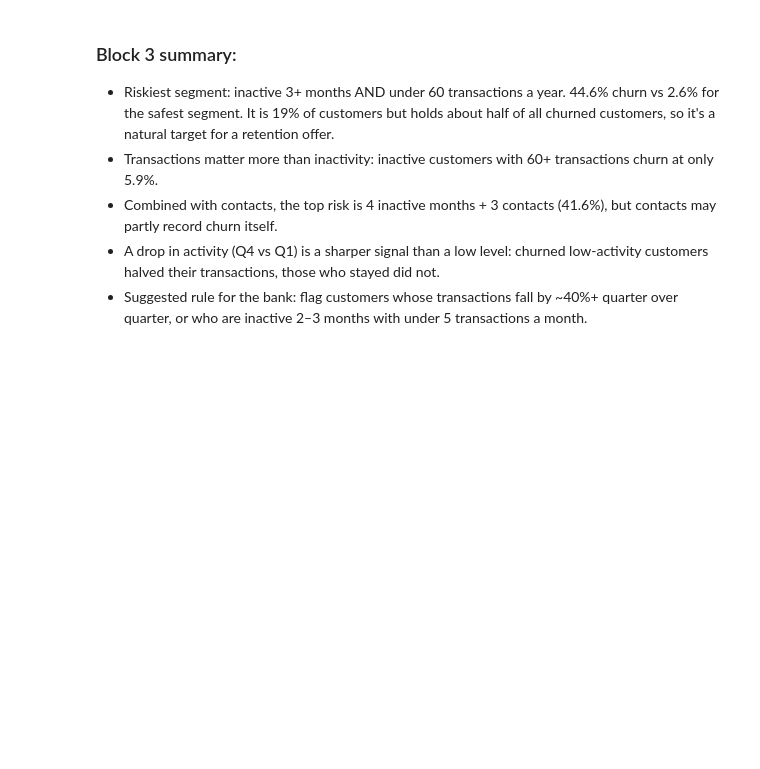
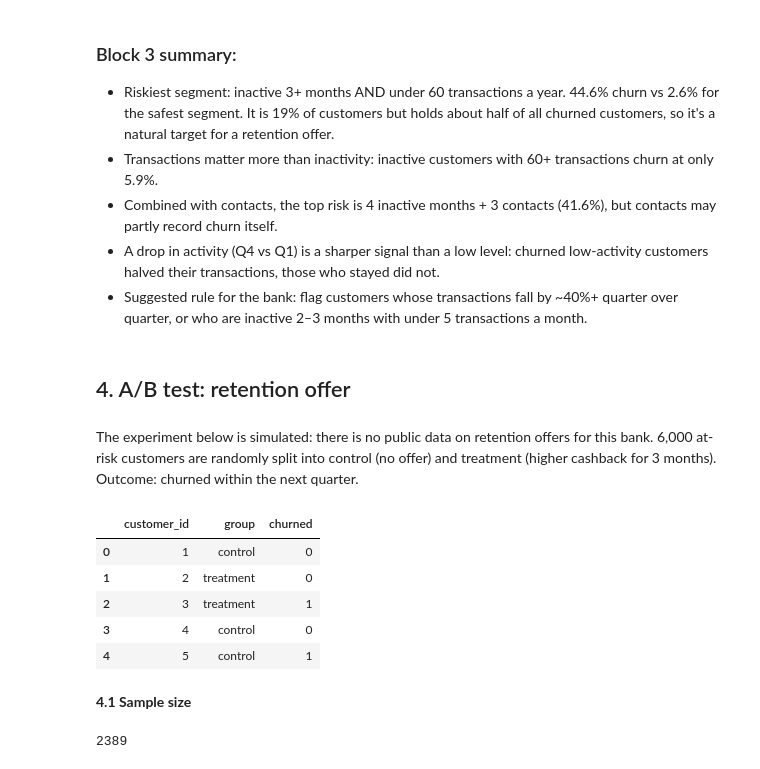
Before and after one commit to SolodovnikA/credit-card-analytics, a Jupyter notebook: credit_card_analytics.ipynb, the cells around one changed output. Cells and saved outputs as stored; diff of their text form; code cells hidden in the pictures; blank space fills up the shorter version.

Commit message:
Add block 4: A/B test

```diff
--- a/credit_card_analytics.ipynb
+++ b/credit_card_analytics.ipynb
@@ -373,3 +373,42 @@ ORDER BY tx_group, ATtrition_Flag
 - Suggested rule for the bank: flag customers whose transactions fall by ~40%+
   quarter over quarter, or who are inactive 2–3 months with under 5
   transactions a month.
+# %% [markdown]
+## 4. A/B test: retention offer
+# %% [markdown]
+The experiment below is simulated: there is no public data on retention offers for this bank. 6,000 at-risk customers are randomly split into control (no offer) and treatment (higher cashback for 3 months). Outcome: churned within the next quarter.
+# %%
+import numpy as np
+
+rng = np.random.default_rng(42)
+n = 6000
+
+experiment = pd.DataFrame({
+    'customer_id': np.arange(1, n + 1),
+    'group': rng.choice(['control', 'treatment'], size = n),
+})
+
+true_churn = np.where(experiment['group'] == 'control', 0.44, 0.40)
+experiment['churned'] = (rng.random(n) < true_churn).astype(int)
+
+con.register('experiment', experiment)
+experiment.head()
+# %% [output]
+|  | customer_id | group | churned |
+| 0 | 1 | control | 0 |
+| 1 | 2 | treatment | 0 |
+| 2 | 3 | treatment | 1 |
+| 3 | 4 | control | 0 |
+| 4 | 5 | control | 1 |
+# %% [markdown]
+**4.1 Sample size**
+# %%
+from statsmodels.stats.power import NormalIndPower
+from statsmodels.stats.proportion import proportion_effectsize
+
+effect = proportion_effectsize(0.44, 0.40)
+n_needed = NormalIndPower().solve_power(effect_size = effect, alpha = 0.05, power = 0.8)
+
+print(round(n_needed))
+# %% [output]
+2389
```
Also changed, not shown: parts of 12 cells of this notebook.
